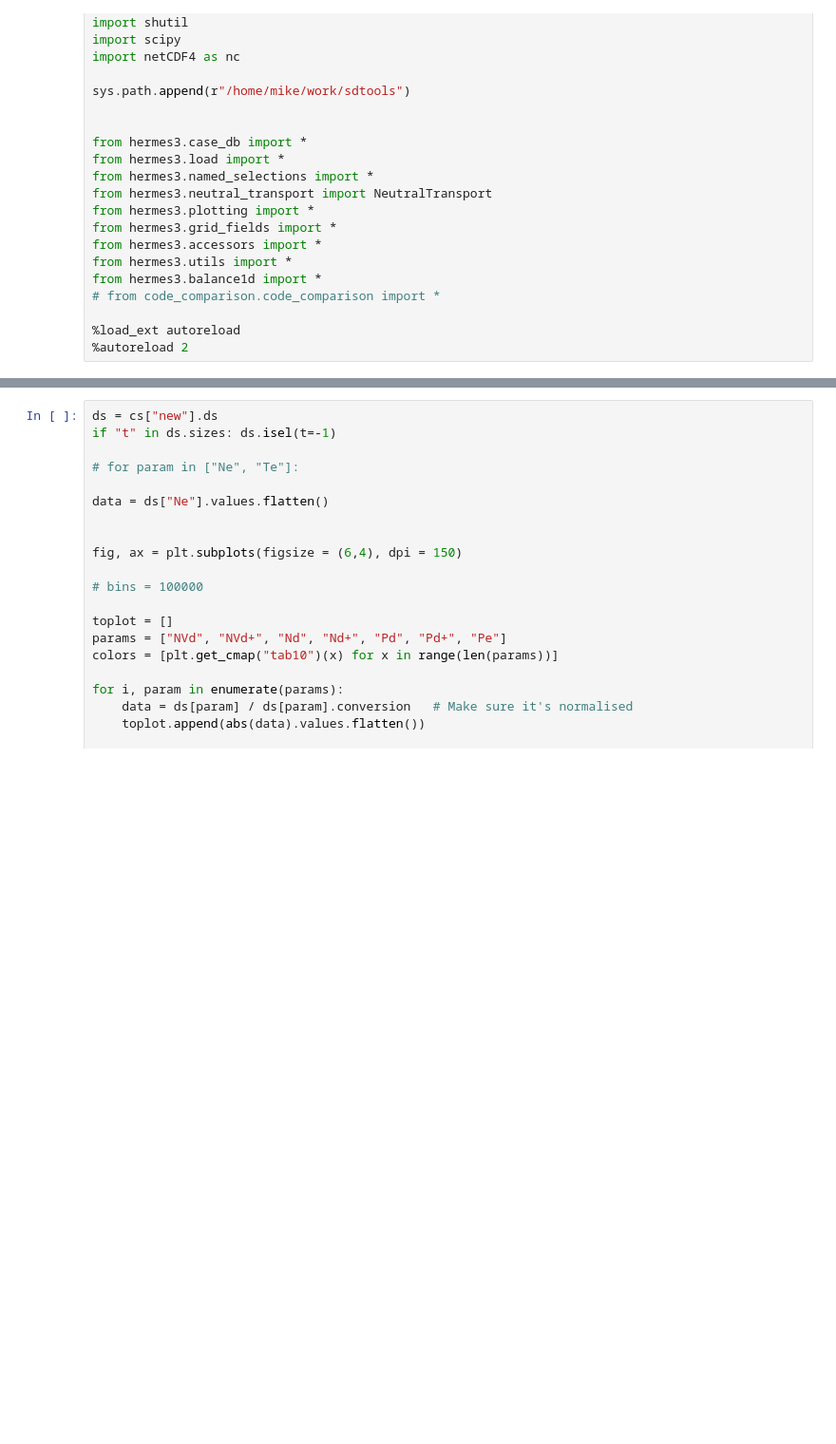
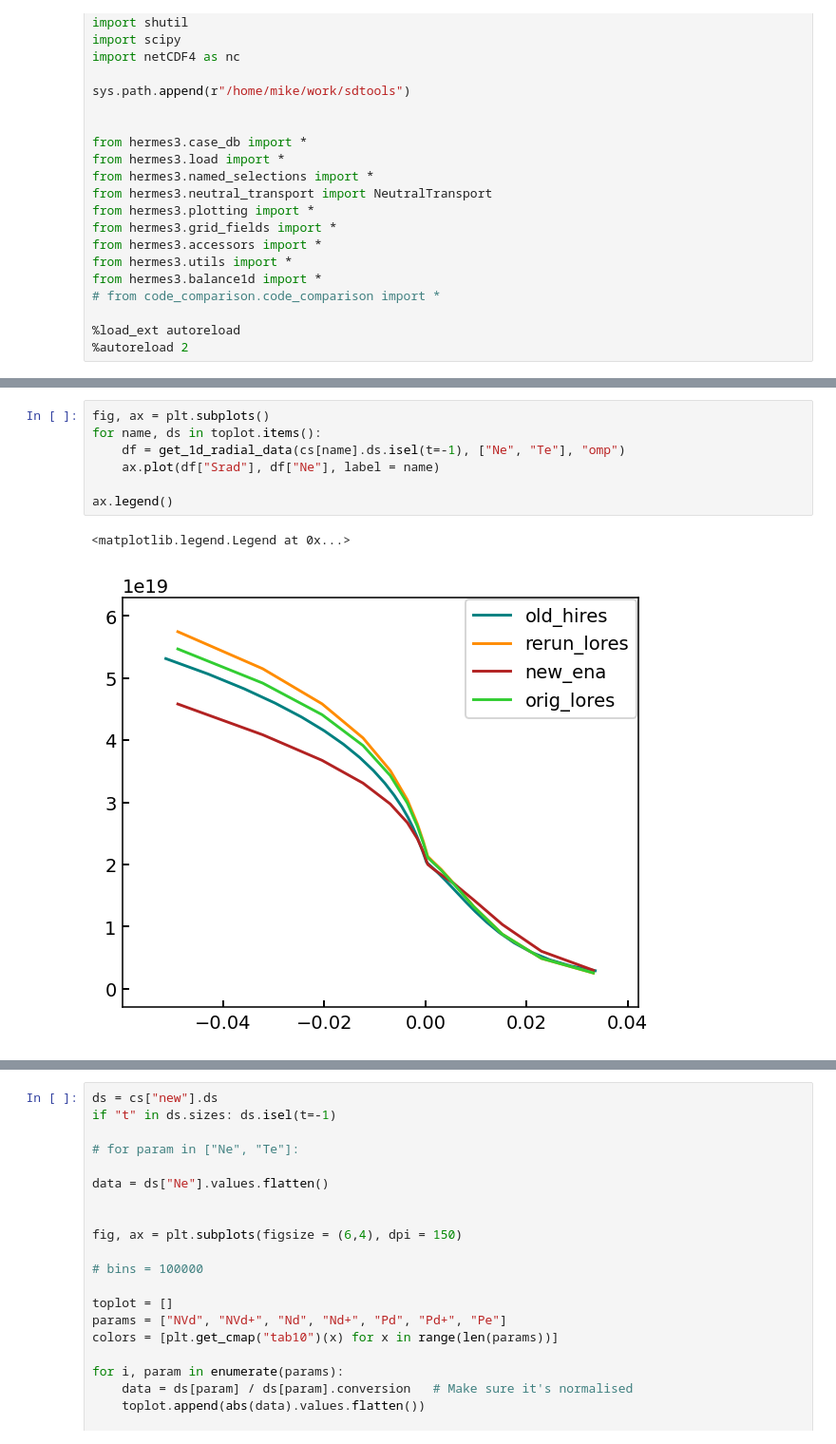
Before and after one commit to mikekryjak/notebooks, a Jupyter notebook: hermes3-solps-soledge/post-PSI/2025-08-16-P0728 - new ena flux limiters.ipynb, the cells around one changed output, grey strips where cells are left out. Shown at 95% size. Drawn from its saved outputs; the diff is of its cells as text; blank space fills up the shorter version.

```diff
--- a/hermes3-solps-soledge/post-PSI/2025-08-16-P0728 - new ena flux limiters.ipynb
+++ b/hermes3-solps-soledge/post-PSI/2025-08-16-P0728 - new ena flux limiters.ipynb
@@ -87,0 +93,10 @@ lineplot(
+# %%
+fig, ax = plt.subplots()
+for name, ds in toplot.items():
+    df = get_1d_radial_data(cs[name].ds.isel(t=-1), ["Ne", "Te"], "omp")
+    ax.plot(df["Srad"], df["Ne"], label = name)
+
+ax.legend()
+# %% [output]
+<matplotlib.legend.Legend at 0x...>
+[figure, added]
```
Also changed, not shown: parts of 3 cells of this notebook, 4 other files.
